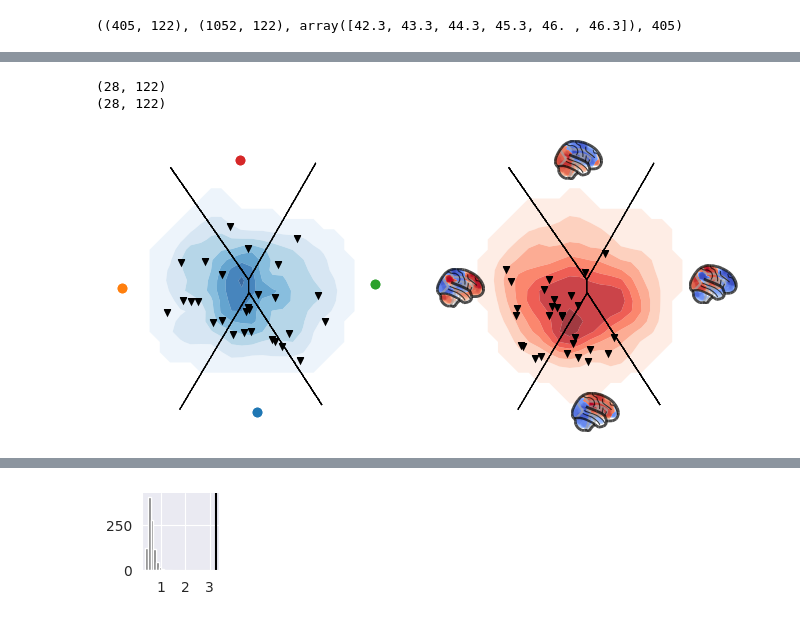
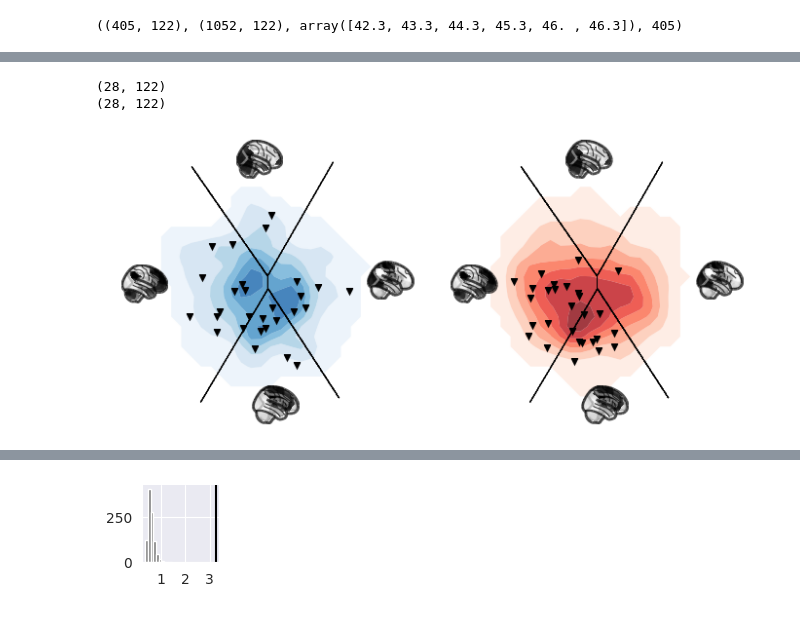
Before and after one commit to pni-lab/connattractor, a Jupyter notebook: notebooks/face_validity.py.ipynb, the cells around one changed output, grey strips where cells are left out. Saved outputs shown, nothing was run; the diff lists cells and outputs as text; code cells hidden in the pictures.

```diff
--- a/notebooks/face_validity.py.ipynb
+++ b/notebooks/face_validity.py.ipynb
@@ -89,7 +92,7 @@ for i in simresults_all.keys():
 
     hopfield_embeddings_all[i].plot(all_ts, plot_type='contourf', ax=ax[0],
                              density_bins=30, density_sigma=0.5, levels=12, alpha=0.8, cmap='Greens',
-                        attractor_plot_type='scatter',# attractor_kwargs=dict(cmap='binary'),
+                        attractor_plot_type='glassbrain', attractor_kwargs=dict(cmap='binary'),
                         regimes_fill_kwargs=dict(alpha=0.0),
                         regimes_contour_kwargs=dict(alpha=1.0, colors='black')
                        )
@@ -98,12 +101,12 @@ for i in simresults_all.keys():
 
     hopfield_embeddings_all[i].plot(simresults_all[i].states, plot_type='contourf', ax=ax[1],
                              density_bins=30, density_sigma=0, levels=12, alpha=0.8, cmap='Purples',
-                        attractor_plot_type='scatter',# attractor_kwargs=dict(cmap='binary'),
+                        attractor_plot_type='glassbrain', attractor_kwargs=dict(cmap='binary'),
                         regimes_fill_kwargs=dict(alpha=0.0),
                         regimes_contour_kwargs=dict(alpha=1.0, colors='black')
                        )
     ax[1].set_yticks([])
     ax[1].grid(False)
-    #plt.savefig('../data_out/fig/emp_vs_generated_beta_' + str(i) + '.pdf')
+    plt.savefig('../data_out/fig/emp_vs_generated_beta_' + str(i) + '.pdf')
     plt.show()
 # %% [output]
@@ -542,49 +745,49 @@ noise = 0.37
 fig, ax = plt.subplots(ncols=2, subplot_kw={'projection': 'polar'}, figsize=(8, 4))
 #fig.suptitle('beta = ' + "0.04" + ' noise_coef = ' + str(i), fontsize=14)
 
-hopfield_embeddings_all[noise].plot(rest, plot_type='contourf', ax=ax[0],
+hopfield_embeddings_all[noise].plot(task[temperatures<43], plot_type='contourf', ax=ax[0],
                     density_bins=30, density_sigma=1, levels=6, alpha=0.8, cmap='Blues',
-                    attractor_plot_type='scatter',#'glassbrain', attractor_kwargs=dict(cmap='binary'),
+                    attractor_plot_type='scatter', attractor_kwargs=dict(alpha=0),
                     regimes_fill_kwargs=dict(alpha=0.0),
                     regimes_contour_kwargs=dict(alpha=1.0, colors='black')
                    )
 ax[0].set_yticks([])
 ax[0].grid(False)
 
-sub_means = np.array([np.mean(rest[sub_rest==sub], axis=0) for sub in np.unique(sub_rest)])
+sub_means = np.array([np.mean(task[np.logical_and(temperatures<43, sub_task==sub)], axis=0) for sub in np.unique(sub_task)])
 print(sub_means.shape)
 
 hopfield_embeddings_all[noise].plot(sub_means, plot_type='scatter', ax=ax[0],
                     marker='v', c='black', s=30,
-                    attractor_plot_type='scatter',# attractor_kwargs=dict(cmap='binary'),
+                    attractor_plot_type='glassbrain', attractor_kwargs=dict(cmap='binary'),
                     regimes_fill_kwargs=dict(alpha=0.0),
                     regimes_contour_kwargs=dict(alpha=1.0, colors='black')
                    )
 ax[0].set_yticks([])
 ax[0].grid(False)
 
-hopfield_embeddings_all[noise].plot(task, plot_type='contourf', ax=ax[1],
+hopfield_embeddings_all[noise].plot(task[temperatures>43], plot_type='contourf', ax=ax[1],
                     density_bins=30, density_sigma=1, levels=6, alpha=0.8, cmap='Reds',
-                    attractor_plot_type='scatter',#'glassbrain', attractor_kwargs=dict(cmap='binary'),
+                    attractor_plot_type='scatter', attractor_kwargs=dict(alpha=0),
                     regimes_fill_kwargs=dict(alpha=0.0),
                     regimes_contour_kwargs=dict(alpha=1.0, colors='black')
                    )
 ax[1].set_yticks([])
 ax[1].grid(False)
 
-sub_means = np.array([np.mean(task[sub_task==sub], axis=0) for sub in np.unique(sub_task)])
+sub_means = np.array([np.mean(task[np.logical_and(temperatures>43, sub_task==sub)], axis=0) for sub in np.unique(sub_task)])
 print(sub_means.shape)
 
 hopfield_embeddings_all[noise].plot(sub_means, plot_type='scatter', ax=ax[1],
                     marker='v', c='black', s=30,
-                    attractor_plot_type='glassbrain',# attractor_kwargs=dict(cmap='binary'),
+                    attractor_plot_type='glassbrain', attractor_kwargs=dict(cmap='binary'),
                     regimes_fill_kwargs=dict(alpha=0.0),
                     regimes_contour_kwargs=dict(alpha=1.0, colors='black')
                    )
 ax[1].set_yticks([])
 ax[1].grid(False)
-#plt.savefig('../data_out/fig/task_vs_rest.pdf')
+plt.savefig('../data_out/fig/task_low_vs_high.pdf')
 # %% [output]
 (28, 122)
 (28, 122)
-[figure, old version]
+[figure, new version]
```
Also changed, not shown: parts of 19 cells of this notebook, 16 other files.
